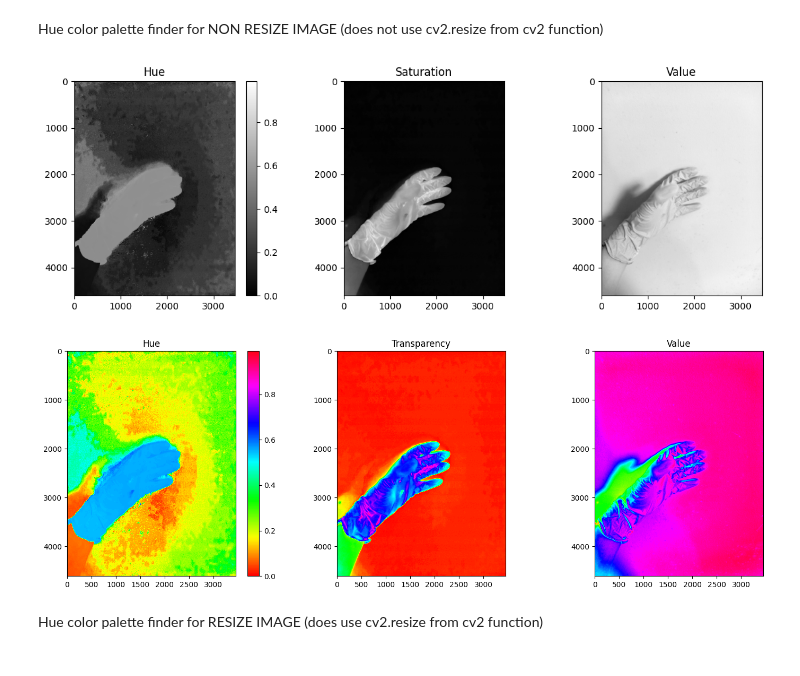
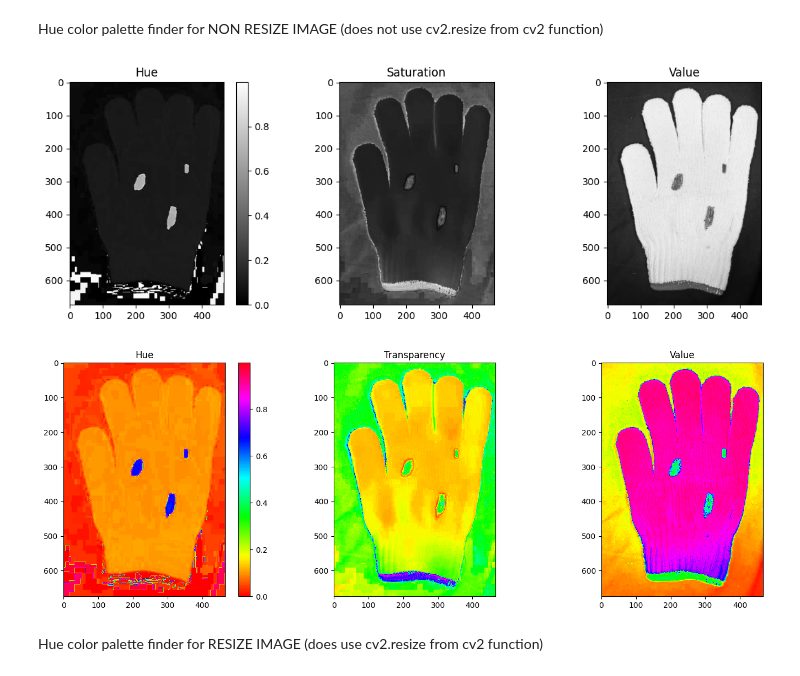
Before and after one commit to JJLee2910/Glove-Defect-Detection-System, a Jupyter notebook: tools/color_range_detector.ipynb, the cells around one changed output. Cells and saved outputs as stored; diff of their text form; code cells hidden in the pictures.

```diff
--- a/tools/color_range_detector.ipynb
+++ b/tools/color_range_detector.ipynb
@@ -15,36 +15,36 @@ def visualize_hsv_channels(image):
 
     fig, ax = plt.subplots(1, 3, figsize=(12, 4))
     channel_titles = ['Hue', 'Saturation', 'Value']
     for i, title in enumerate(channel_titles):
         ax[i].imshow(hsv_image[..., i], cmap='gray')
         ax[i].set_title(title)
 
     fig.colorbar(ax[0].imshow(hsv_image[..., 0], cmap='gray'))
     fig.tight_layout()
 
     plt.show()
 
 def visualize_hsv_colormap(image):
     hsv_image = rgb2hsv(image)
 
     fig, ax = plt.subplots(1, 3, figsize=(15, 5))
     channel_titles = ['Hue', 'Transparency', 'Value']
     for i, title in enumerate(channel_titles):
         ax[i].imshow(hsv_image[..., i], cmap='hsv')
         ax[i].set_title(title)
 
     fig.colorbar(ax[0].imshow(hsv_image[..., 0], cmap='hsv'))
     fig.tight_layout()
 
     plt.show()
 
 # Load the image and visualize the HSV channels
-img = imread("C:\\Users\\jangj\\OneDrive\\Desktop\\Glove-Defect-Detection-System\\Images\Latex\\Dirt.jpg")
+img = imread("D:\OneDrive - Asia Pacific University\Degree Year 3\Image Processing, Computer Vision and Pattern Recognition\Assignment\Source Code\Glove-Defect-Detection-System\Images\Cloth\CLOTH STAIN 1.jpg")
 visualize_hsv_channels(img)
 visualize_hsv_colormap(img)
 # %% [output]
-[figure, old version]
+[figure, new version]
-[figure, old version]
+[figure, new version]
 # %% [markdown]
 Hue color palette finder for RESIZE IMAGE (does use cv2.resize from cv2 function)
 # %%
```
Also changed, not shown: parts of 1 cell of this notebook, 5 other files.
